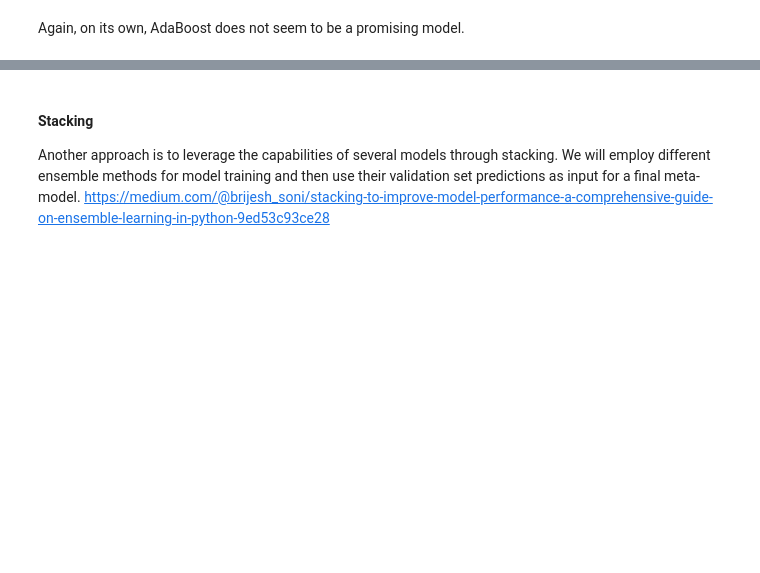
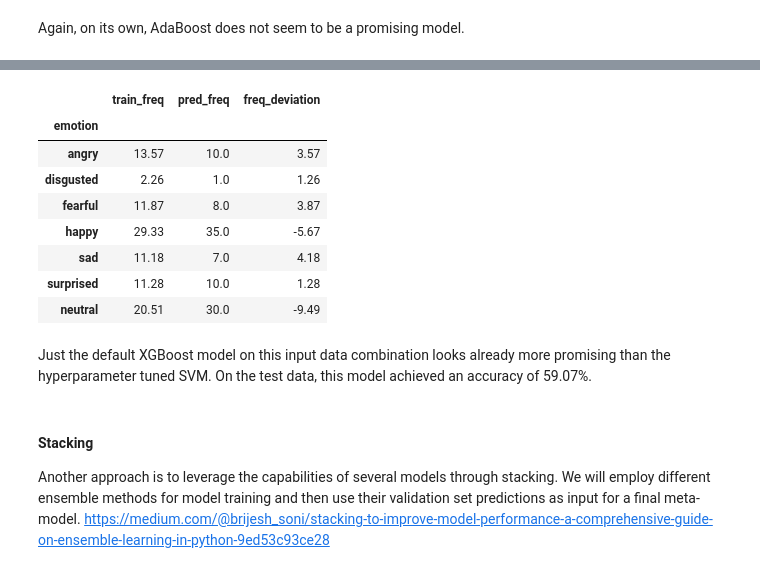
Before and after one commit to felix-rosenberger/image-classification, a Jupyter notebook: Image_Classification.ipynb, the cells around one changed output, grey strips where cells are left out. Cells and saved outputs as stored; diff of their text form; code cells hidden in the pictures; blank space fills up the shorter version.

Commit message:
default xgboost done

```diff
--- a/Image_Classification.ipynb
+++ b/Image_Classification.ipynb
@@ -998,0 +1014,7 @@ Again, on its own, AdaBoost does not seem to be a promising model.
+# %%
+xgb_clf_hog_cor = xgb.XGBClassifier()
+#cv = StratifiedKFold(n_splits=5, shuffle=True, random_state=42) # use cross validation
+#scores = cross_val_score(xgb_clf_hog_cor, train_hog_corner, train_labels, cv=cv, scoring='accuracy') # evaluate
+xgb_clf_hog_cor.fit(train_hog_corner, train_labels) # fit classifier on full data again
+y_pred = xgb_clf_hog_cor.predict(val_hog_corner) # predict using validation data
+accuracy = accuracy_score(val_labels, y_pred) # calculate prediction accuracy
@@ -998,0 +1029,9 @@ Again, on its own, AdaBoost does not seem to be a promising model.
+# %%
+# predict on test data
+y_pred_test = xgb_clf_hog_cor.predict(test_hog_corner)
+
+# define test file for kaggle
+test_id = np.arange(0, 1136, 1)
+pred_file = pd.DataFrame({"ID":test_id, "Predictions": y_pred_test})
+pred_file.to_csv("Predictions/46165991-conv-xgb-raw-hog-corner.csv", index=False, header=True)
+pred_file.head(5)
@@ -999,3 +1045,36 @@ Again, on its own, AdaBoost does not seem to be a promising model.
+# %%
+# compare training class frequency and prediction class frequency
+class_freq_train = pd.DataFrame({'emotion': label_names, 'train_freq': np.round(percentages,2)}) # create training frequency df
+
+# create prediction frequency df
+prediction_counts = np.round(pd.Series(y_pred_test).value_counts(normalize=True).reset_index(),2)
+prediction_counts.columns = ['emotion', 'pred_freq']
+prediction_counts = prediction_counts.sort_values(by='emotion')
+prediction_counts['pred_freq'] = prediction_counts['pred_freq']*100
+
+# map numerical emotion values to actual emotions
+prediction_counts['emotion'] = prediction_counts['emotion'].map(label_classes)
+
+# set emotion columns as index
+prediction_counts.set_index('emotion', inplace=True)
+class_freq_train.set_index('emotion', inplace=True)
+
+raw_svm_freq = pd.merge(class_freq_train, prediction_counts, left_index=True, right_index=True, how='left') # merge on index
+raw_svm_freq['pred_freq'].fillna(0, inplace=True) # fill missing prediction classes with zero
+raw_svm_freq['freq_deviation'] = raw_svm_freq['train_freq']-raw_svm_freq['pred_freq'] # calculate frequency difference
+raw_svm_freq
+# %% [output]
+|  | train_freq | pred_freq | freq_deviation |
+| emotion |  |  |  |
+| angry | 13.57 | 10.0 | 3.57 |
+| disgusted | 2.26 | 1.0 | 1.26 |
+| fearful | 11.87 | 8.0 | 3.87 |
+| happy | 29.33 | 35.0 | -5.67 |
+| sad | 11.18 | 7.0 | 4.18 |
+| surprised | 11.28 | 10.0 | 1.28 |
+| neutral | 20.51 | 30.0 | -9.49 |
+# %% [markdown]
+Just the default XGBoost model on this input data combination looks already more promising than the hyperparameter tuned SVM. On the test data, this model achieved an accuracy of 59.07%.
 # %% [markdown]
 #### Stacking
 Another approach is to leverage the capabilities of several models through stacking. We will employ different ensemble methods for model training and then use their validation set predictions as input for a final meta-model.
```
Also changed, not shown: parts of 5 cells of this notebook.
